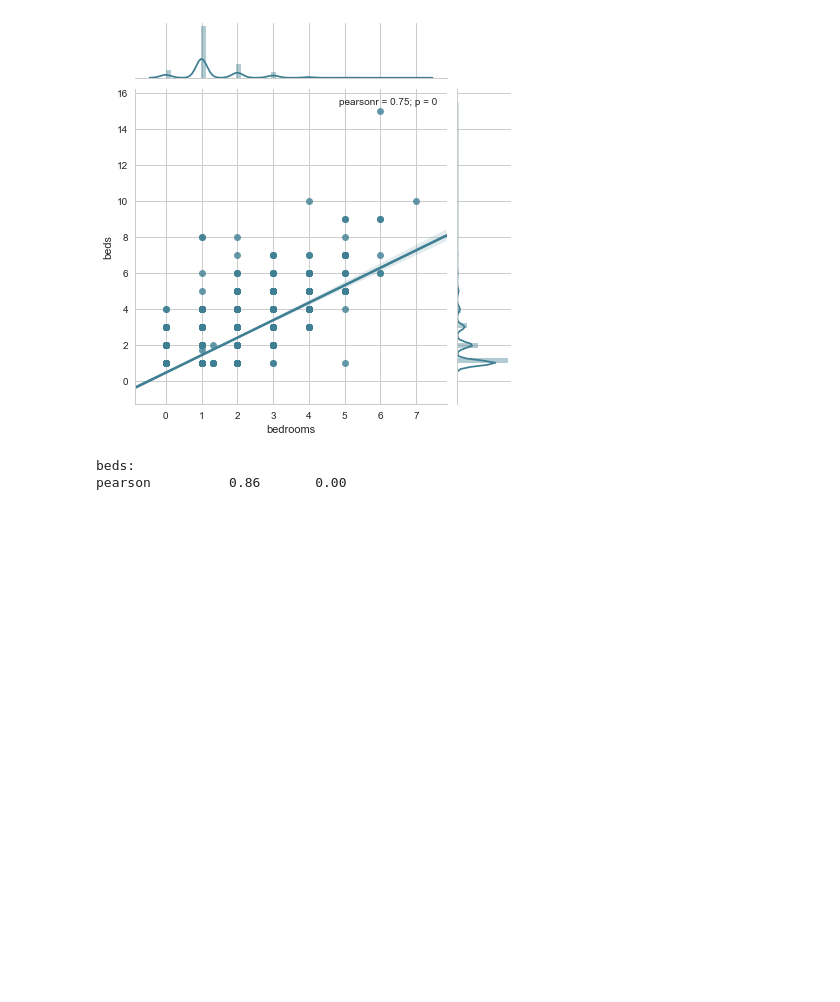
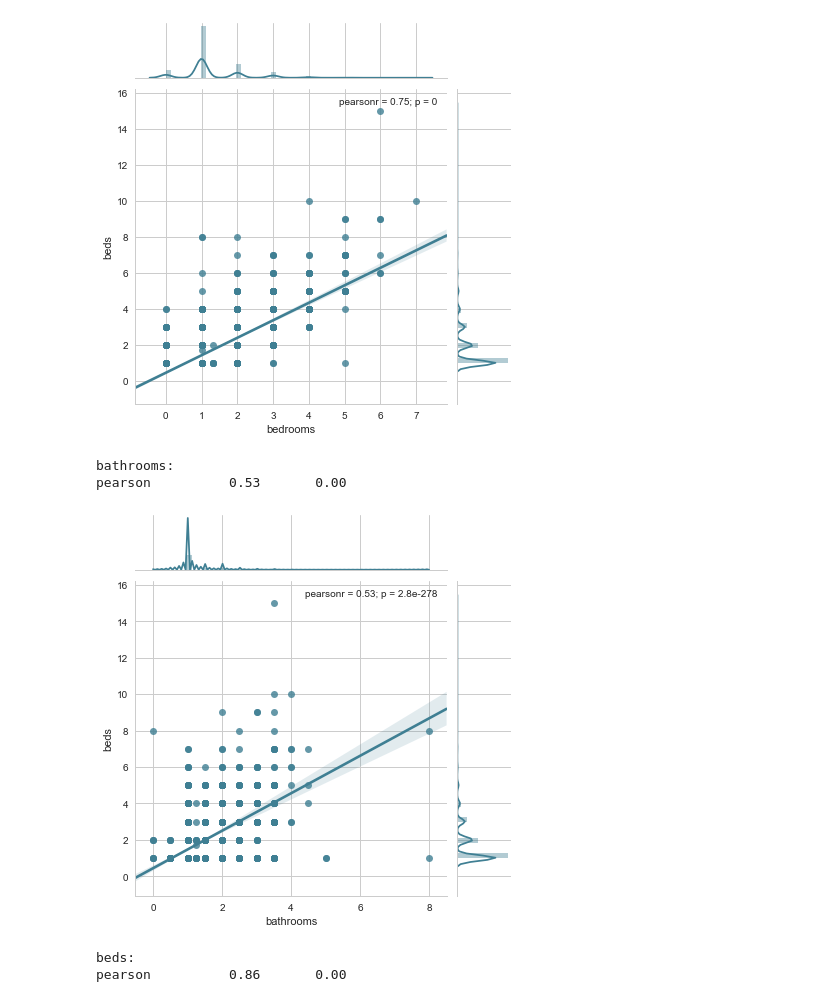
Before and after one commit to nicolechao/springboard-data-science, a Jupyter notebook: Capstone 1/Inferential Statistics/inferential_statistics.ipynb, the cells around one changed output. Drawn from its saved outputs; the diff is of its cells as text; code cells hidden in the pictures; blank space fills up the shorter version.

```diff
--- a/Capstone 1/Inferential Statistics/inferential_statistics.ipynb
+++ b/Capstone 1/Inferential Statistics/inferential_statistics.ipynb
@@ -205,6 +215,12 @@ report_numerical_x_vs_numerical_y(['bedrooms'], 'beds', df)
 bedrooms:
 pearson          0.75       0.00
 [figure]
+# %%
+report_numerical_x_vs_numerical_y(['bathrooms'], 'beds', df)
+# %% [output]
+bathrooms:
+pearson          0.53       0.00
+[figure, added]
 # %%
 report_numerical_x_vs_numerical_y(['beds'], 'accommodates', df)
 # %% [output]
```
Also changed, not shown: parts of 17 cells of this notebook.
